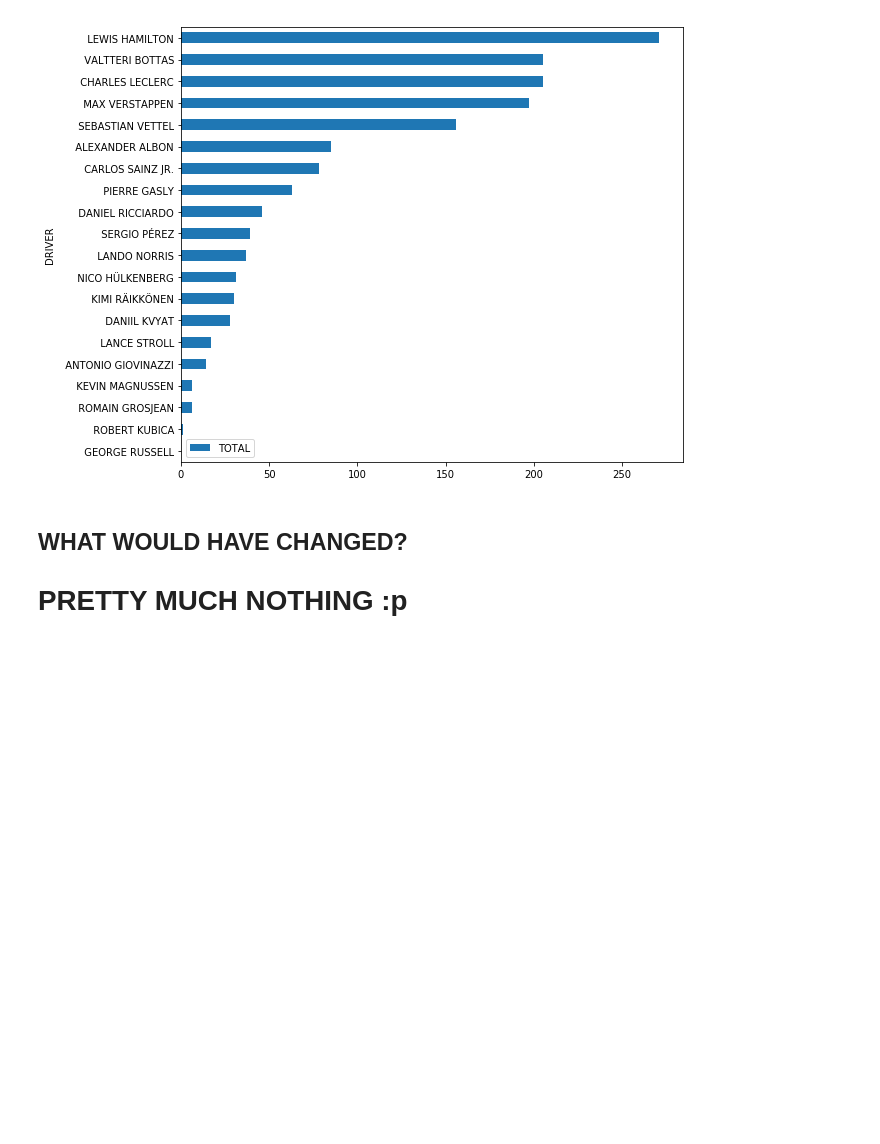
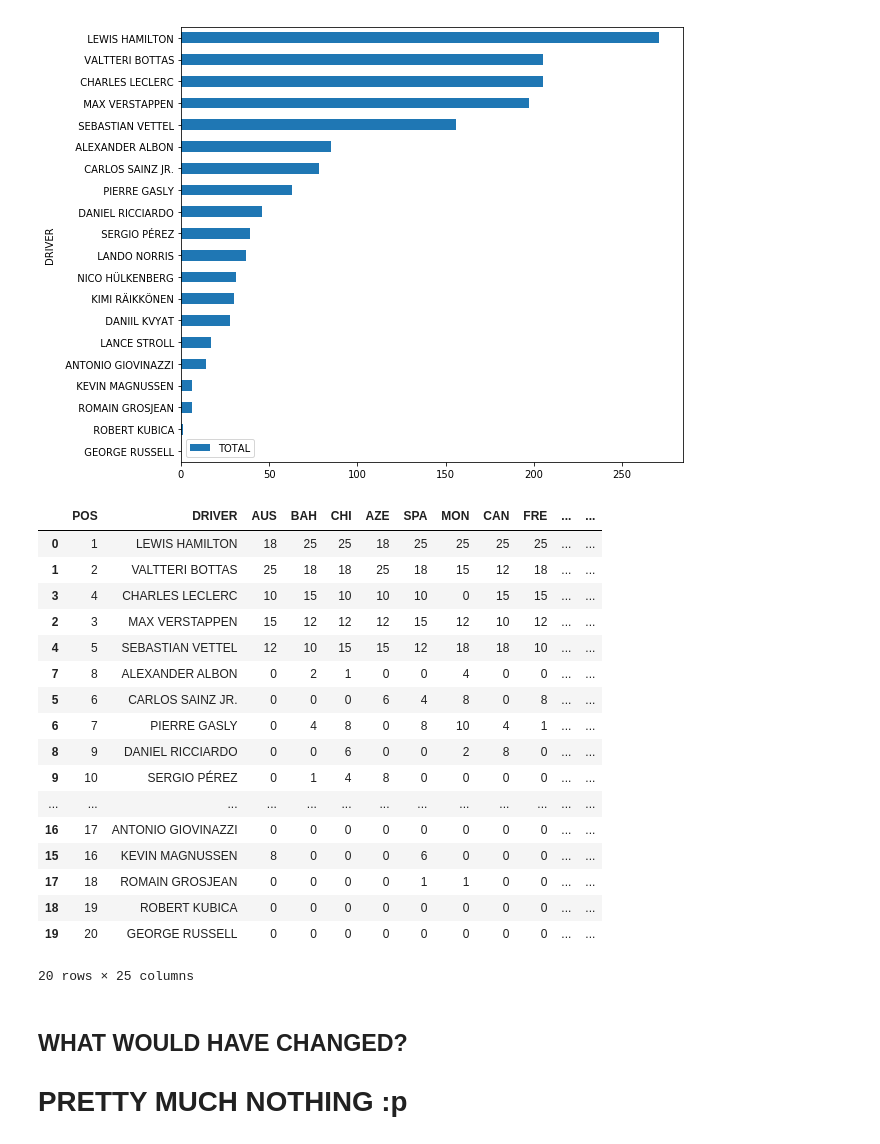
Before and after one commit to ricardo-silveira/my_facts_for_fun, a Jupyter notebook: F1 2020 SIMULATION.ipynb, the cells around one changed output. Saved outputs shown, nothing was run; the diff lists cells and outputs as text; code cells hidden in the pictures; blank space fills up the shorter version.

Commit message:
adding ranking for case 3

```diff
--- a/F1 2020 SIMULATION.ipynb
+++ b/F1 2020 SIMULATION.ipynb
@@ -120,6 +120,27 @@ df_case3.sort_values(by=['TOTAL']).plot.barh(x="DRIVER", y="TOTAL", figsize=(9,8
 # %% [output]
 <matplotlib.axes._subplots.AxesSubplot at 0x...>
 [figure]
+# %%
+df_case3.sort_values(by=['TOTAL'], ascending=False)
+# %% [output]
+|  | POS | DRIVER | AUS | BAH | CHI | AZE | SPA | MON | CAN | FRE | ... | ... |
+| 0 | 1 | LEWIS HAMILTON | 18 | 25 | 25 | 18 | 25 | 25 | 25 | 25 | ... | ... |
+| 1 | 2 | VALTTERI BOTTAS | 25 | 18 | 18 | 25 | 18 | 15 | 12 | 18 | ... | ... |
+| 3 | 4 | CHARLES LECLERC | 10 | 15 | 10 | 10 | 10 | 0 | 15 | 15 | ... | ... |
+| 2 | 3 | MAX VERSTAPPEN | 15 | 12 | 12 | 12 | 15 | 12 | 10 | 12 | ... | ... |
+| 4 | 5 | SEBASTIAN VETTEL | 12 | 10 | 15 | 15 | 12 | 18 | 18 | 10 | ... | ... |
+| 7 | 8 | ALEXANDER ALBON | 0 | 2 | 1 | 0 | 0 | 4 | 0 | 0 | ... | ... |
+| 5 | 6 | CARLOS SAINZ JR. | 0 | 0 | 0 | 6 | 4 | 8 | 0 | 8 | ... | ... |
+| 6 | 7 | PIERRE GASLY | 0 | 4 | 8 | 0 | 8 | 10 | 4 | 1 | ... | ... |
+| 8 | 9 | DANIEL RICCIARDO | 0 | 0 | 6 | 0 | 0 | 2 | 8 | 0 | ... | ... |
+| 9 | 10 | SERGIO PÉREZ | 0 | 1 | 4 | 8 | 0 | 0 | 0 | 0 | ... | ... |
+| ... | ... | ... | ... | ... | ... | ... | ... | ... | ... | ... | ... | ... |
+| 16 | 17 | ANTONIO GIOVINAZZI | 0 | 0 | 0 | 0 | 0 | 0 | 0 | 0 | ... | ... |
+| 15 | 16 | KEVIN MAGNUSSEN | 8 | 0 | 0 | 0 | 6 | 0 | 0 | 0 | ... | ... |
+| 17 | 18 | ROMAIN GROSJEAN | 0 | 0 | 0 | 0 | 1 | 1 | 0 | 0 | ... | ... |
+| 18 | 19 | ROBERT KUBICA | 0 | 0 | 0 | 0 | 0 | 0 | 0 | 0 | ... | ... |
+| 19 | 20 | GEORGE RUSSELL | 0 | 0 | 0 | 0 | 0 | 0 | 0 | 0 | ... | ... |
+20 rows × 25 columns
 # %% [markdown]
 ## WHAT WOULD HAVE CHANGED?
 # PRETTY MUCH NOTHING :p
```
